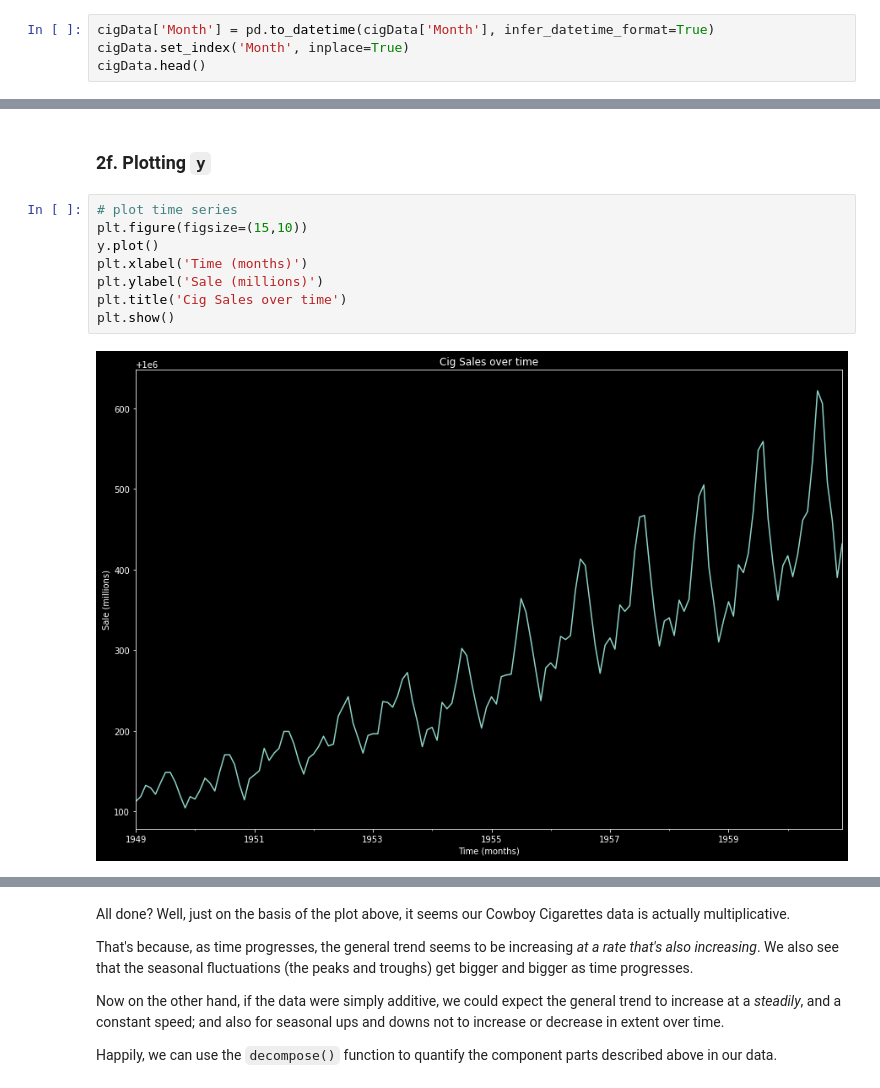
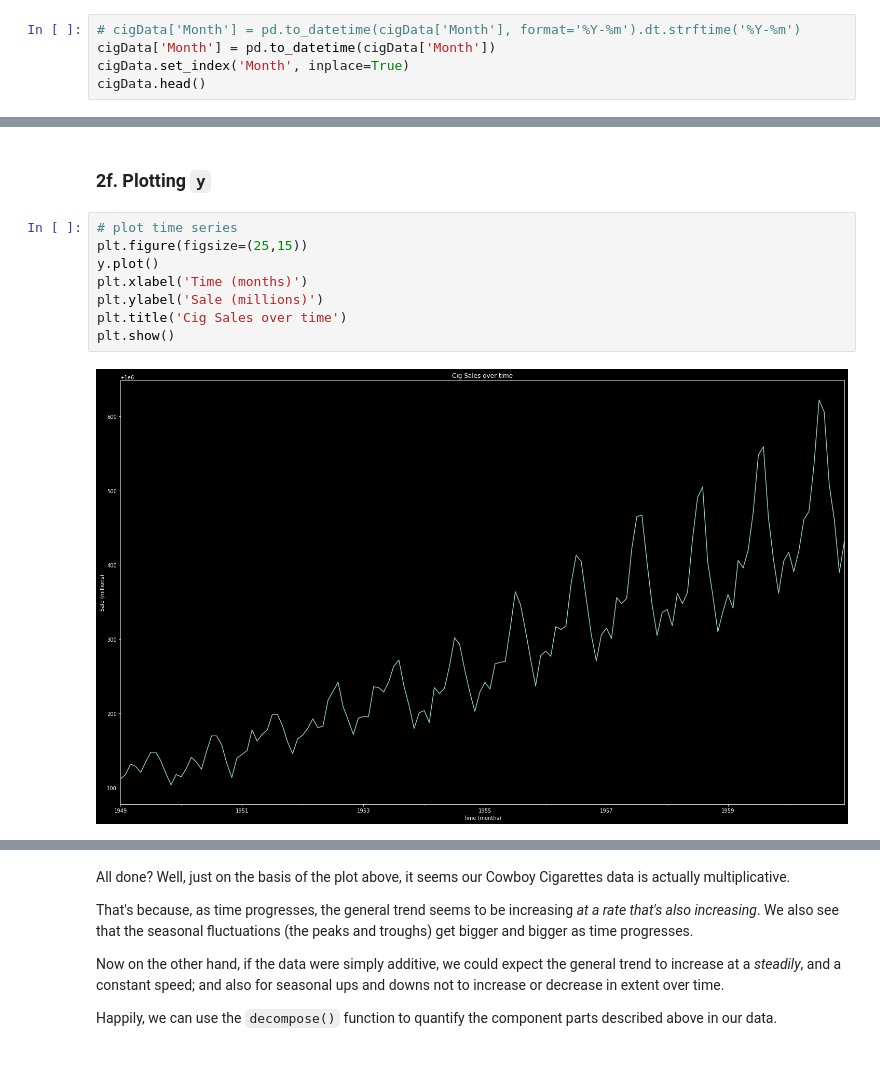
Before and after one commit to willkchan/Cowboy-Cigarettes-Time-Series-Investigation, a Jupyter notebook: Cowboys&CigrettesCaseStudy/Cowboy Cigarettes Case Study - Tier 3.ipynb, the cells around one changed output, grey strips where cells are left out. Cells and saved outputs as stored; diff of their text form; blank space fills up the shorter version.

```diff
--- a/Cowboys&CigrettesCaseStudy/Cowboy Cigarettes Case Study - Tier 3.ipynb
+++ b/Cowboys&CigrettesCaseStudy/Cowboy Cigarettes Case Study - Tier 3.ipynb
@@ -180,7 +180,8 @@ Now, do time series analysis on a Pandas dataframe is overkill, and is actually
 
 Notice that the `Month` field was an object. Let's type convert the `Month` column to a Python `datetime`, before making that the index.
 # %%
-cigData['Month'] = pd.to_datetime(cigData['Month'], infer_datetime_format=True)
+# cigData['Month'] = pd.to_datetime(cigData['Month'], format='%Y-%m').dt.strftime('%Y-%m')
+cigData['Month'] = pd.to_datetime(cigData['Month'])
 cigData.set_index('Month', inplace=True)
 cigData.head()
 # %% [output]
@@ -229,14 +230,14 @@ Try visualizing the data. A simple `matplotlib` plot should do the trick.
 ### 2f. Plotting `y`
 # %%
 # plot time series
-plt.figure(figsize=(15,10))
+plt.figure(figsize=(25,15))
 y.plot()
 plt.xlabel('Time (months)')
 plt.ylabel('Sale (millions)')
 plt.title('Cig Sales over time')
 plt.show()
 # %% [output]
-[figure, old version]
+[figure, new version]
 # %% [markdown]
 ## 3. Modelling
 ### 3a. Decomposition
```
Also changed, not shown: parts of 26 cells of this notebook.
